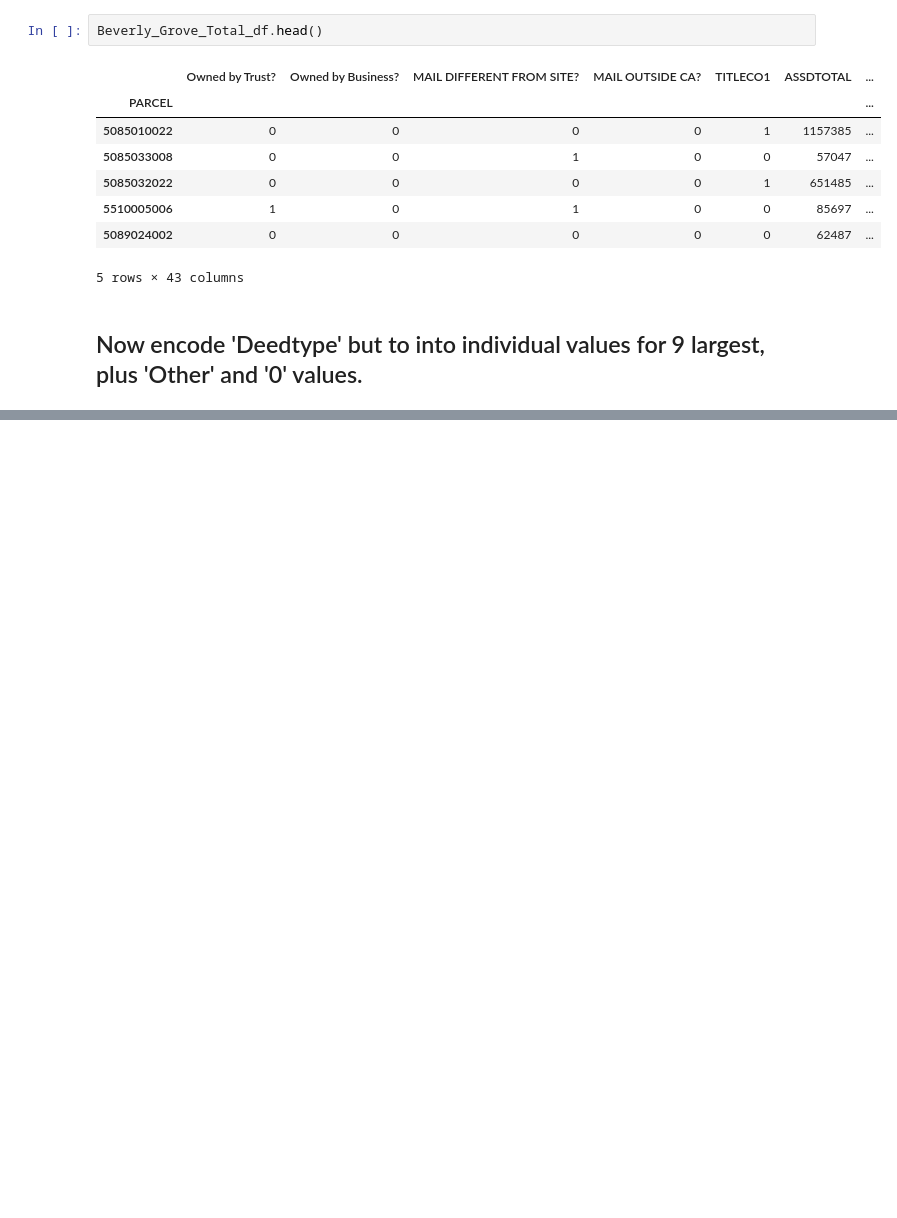
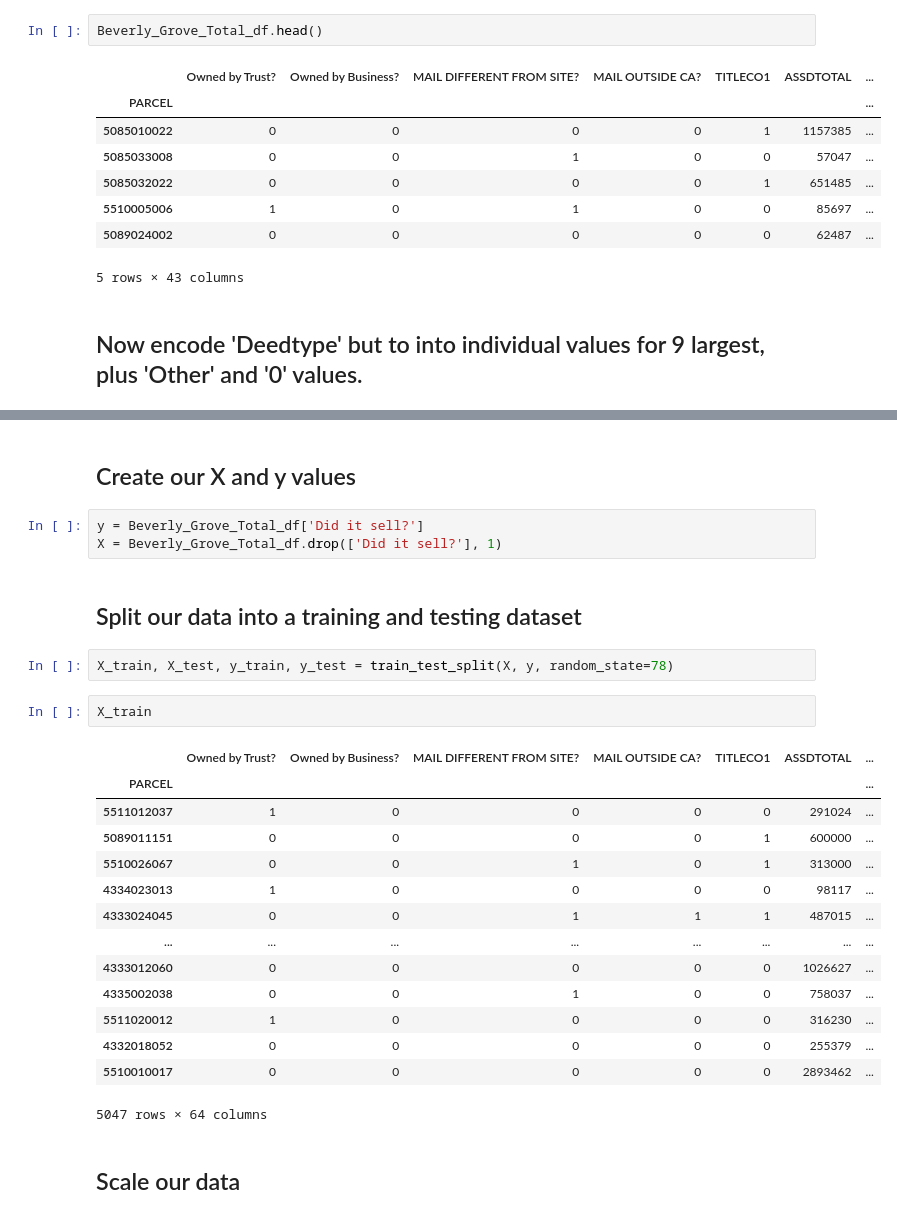
Before and after one commit to mhorstman/Final_Project_Team_1, a Jupyter notebook: Beverly_Grove.ipynb, the cells around one changed output, grey strips where cells are left out. Drawn from its saved outputs; the diff is of its cells as text; blank space fills up the shorter version.

```diff
--- a/Beverly_Grove.ipynb
+++ b/Beverly_Grove.ipynb
@@ -268,0 +342,28 @@ Beverly_Grove_Total_df.head()
+# %% [markdown]
+## Create our X and y values
+# %%
+y = Beverly_Grove_Total_df['Did it sell?']
+X = Beverly_Grove_Total_df.drop(['Did it sell?'], 1)
+# %% [markdown]
+## Split our data into a training and testing dataset
+# %%
+X_train, X_test, y_train, y_test = train_test_split(X, y, random_state=78)
+# %%
+X_train
+# %% [output]
+|  | Owned by Trust? | Owned by Business? | MAIL DIFFERENT FROM SITE? | MAIL OUTSIDE CA? | TITLECO1 | ASSDTOTAL | ... |
+| PARCEL |  |  |  |  |  |  | ... |
+| 5511012037 | 1 | 0 | 0 | 0 | 0 | 291024 | ... |
+| 5089011151 | 0 | 0 | 0 | 0 | 1 | 600000 | ... |
+| 5510026067 | 0 | 0 | 1 | 0 | 1 | 313000 | ... |
+| 4334023013 | 1 | 0 | 0 | 0 | 0 | 98117 | ... |
+| 4333024045 | 0 | 0 | 1 | 1 | 1 | 487015 | ... |
+| ... | ... | ... | ... | ... | ... | ... | ... |
+| 4333012060 | 0 | 0 | 0 | 0 | 0 | 1026627 | ... |
+| 4335002038 | 0 | 0 | 1 | 0 | 0 | 758037 | ... |
+| 5511020012 | 1 | 0 | 0 | 0 | 0 | 316230 | ... |
+| 4332018052 | 0 | 0 | 0 | 0 | 0 | 255379 | ... |
+| 5510010017 | 0 | 0 | 0 | 0 | 0 | 2893462 | ... |
+5047 rows × 64 columns
+# %% [markdown]
+## Scale our data
```
Also changed, not shown: parts of 26 cells of this notebook.
